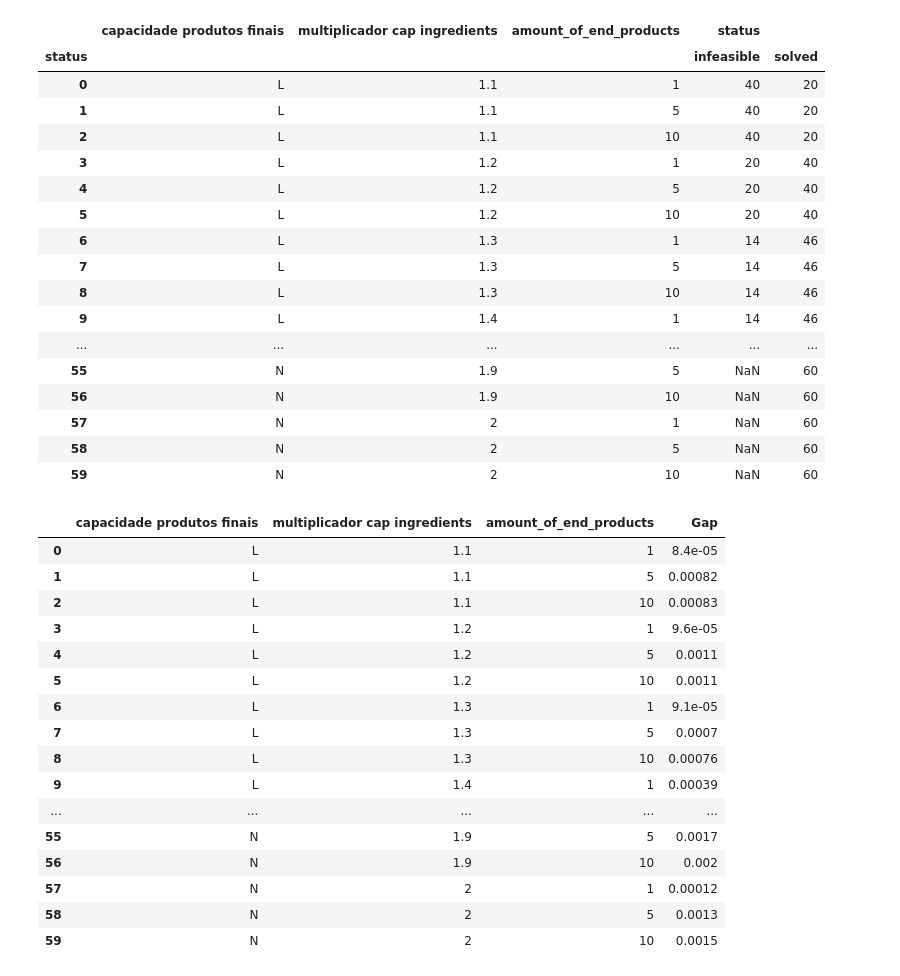
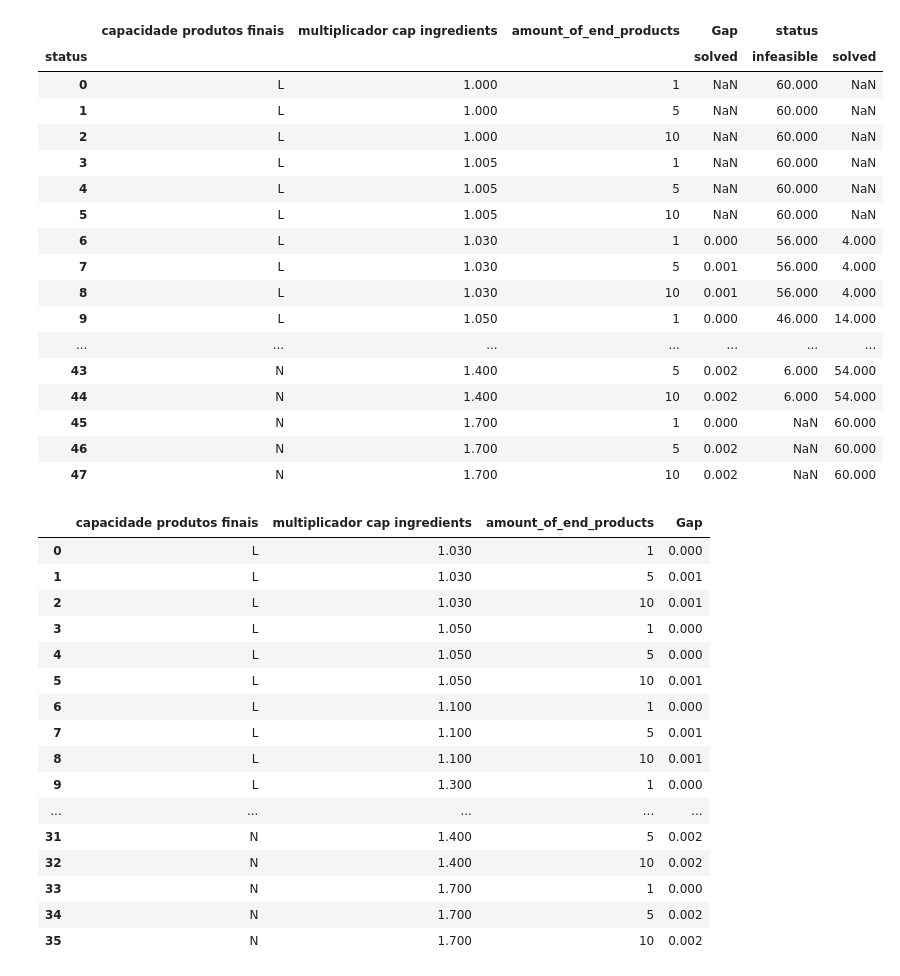
Before and after one commit to gsamaro/lotsizing-blending, a Jupyter notebook: analysis/analise.ipynb, the cells around one changed output. Drawn from its saved outputs; the diff is of its cells as text; code cells hidden in the pictures.

Commit message:
feat: análise das novas capacidades

```diff
--- a/analysis/analise.ipynb
+++ b/analysis/analise.ipynb
@@ -3,9 +3,9 @@ import pandas as pd
 import pandasgui
 import plotly.express as px
 import numpy as np
-pd.set_option('display.float_format', '{:.2g}'.format)
+pd.set_option('display.float_format', '{:.3f}'.format)
 # %%
-df_formulacao1 = pd.read_excel("SOLUTION/FINAL/2024 06 10 42735ef2.xlsx", sheet_name='Sheet1', engine="openpyxl")
+df_formulacao1 = pd.read_excel("SOLUTION/FINAL/2024 06 24 1f53d2b.xlsx", sheet_name='Sheet1', engine="openpyxl")
 # %%
 # df_formulacao1["setup_cost_end_products_perc"] = df_formulacao1["setup_cost_end_products"]/df_formulacao1["objective_function"]
 # df_formulacao1["holding_cost_end_products_perc"] = df_formulacao1["holding_cost_end_products"]/df_formulacao1["objective_function"]
@@ -75,41 +86,41 @@ pd.pivot_table(df_formulacao1, index=col_keys3, aggfunc={'ingredients_uc': np.me
 # %%
-pd.pivot_table(df_formulacao1, index=col_keys3, columns=['status'], aggfunc={'status': 'count'}).reset_index().rename(columns={'capacity_multiplier': 'capacidade produtos finais', 'coef_cap': 'multiplicador cap ingredients'})
+pd.pivot_table(df_formulacao1, index=col_keys3, columns=['status'], aggfunc={'status': 'count', 'Gap': np.mean}).reset_index().rename(columns={'capacity_multiplier': 'capacidade produtos finais', 'coef_cap': 'multiplicador cap ingredients'})
 # %% [output]
-|  | capacidade produtos finais | multiplicador cap ingredients | amount_of_end_products | status |  |
-| status |  |  |  | infeasible | solved |
-| 0 | L | 1.1 | 1 | 40 | 20 |
-| 1 | L | 1.1 | 5 | 40 | 20 |
-| 2 | L | 1.1 | 10 | 40 | 20 |
-| 3 | L | 1.2 | 1 | 20 | 40 |
-| 4 | L | 1.2 | 5 | 20 | 40 |
-| 5 | L | 1.2 | 10 | 20 | 40 |
-| 6 | L | 1.3 | 1 | 14 | 46 |
-| 7 | L | 1.3 | 5 | 14 | 46 |
-| 8 | L | 1.3 | 10 | 14 | 46 |
-| 9 | L | 1.4 | 1 | 14 | 46 |
-| ... | ... | ... | ... | ... | ... |
-| 55 | N | 1.9 | 5 | NaN | 60 |
-| 56 | N | 1.9 | 10 | NaN | 60 |
-| 57 | N | 2 | 1 | NaN | 60 |
-| 58 | N | 2 | 5 | NaN | 60 |
-| 59 | N | 2 | 10 | NaN | 60 |
+|  | capacidade produtos finais | multiplicador cap ingredients | amount_of_end_products | Gap | status |  |
+| status |  |  |  | solved | infeasible | solved |
+| 0 | L | 1.000 | 1 | NaN | 60.000 | NaN |
+| 1 | L | 1.000 | 5 | NaN | 60.000 | NaN |
+| 2 | L | 1.000 | 10 | NaN | 60.000 | NaN |
+| 3 | L | 1.005 | 1 | NaN | 60.000 | NaN |
+| 4 | L | 1.005 | 5 | NaN | 60.000 | NaN |
+| 5 | L | 1.005 | 10 | NaN | 60.000 | NaN |
+| 6 | L | 1.030 | 1 | 0.000 | 56.000 | 4.000 |
+| 7 | L | 1.030 | 5 | 0.001 | 56.000 | 4.000 |
+| 8 | L | 1.030 | 10 | 0.001 | 56.000 | 4.000 |
+| 9 | L | 1.050 | 1 | 0.000 | 46.000 | 14.000 |
+| ... | ... | ... | ... | ... | ... | ... |
+| 43 | N | 1.400 | 5 | 0.002 | 6.000 | 54.000 |
+| 44 | N | 1.400 | 10 | 0.002 | 6.000 | 54.000 |
+| 45 | N | 1.700 | 1 | 0.000 | NaN | 60.000 |
+| 46 | N | 1.700 | 5 | 0.002 | NaN | 60.000 |
+| 47 | N | 1.700 | 10 | 0.002 | NaN | 60.000 |
 # %%
 pd.pivot_table(df_formulacao1, index=col_keys3, aggfunc={'Gap': np.mean}).reset_index().rename(columns={'capacity_multiplier': 'capacidade produtos finais', 'coef_cap': 'multiplicador cap ingredients'})
 # %% [output]
 |  | capacidade produtos finais | multiplicador cap ingredients | amount_of_end_products | Gap |
-| 0 | L | 1.1 | 1 | 8.4e-05 |
-| 1 | L | 1.1 | 5 | 0.00082 |
-| 2 | L | 1.1 | 10 | 0.00083 |
-| 3 | L | 1.2 | 1 | 9.6e-05 |
-| 4 | L | 1.2 | 5 | 0.0011 |
-| 5 | L | 1.2 | 10 | 0.0011 |
-| 6 | L | 1.3 | 1 | 9.1e-05 |
-| 7 | L | 1.3 | 5 | 0.0007 |
-| 8 | L | 1.3 | 10 | 0.00076 |
-| 9 | L | 1.4 | 1 | 0.00039 |
+| 0 | L | 1.030 | 1 | 0.000 |
+| 1 | L | 1.030 | 5 | 0.001 |
+| 2 | L | 1.030 | 10 | 0.001 |
+| 3 | L | 1.050 | 1 | 0.000 |
+| 4 | L | 1.050 | 5 | 0.000 |
+| 5 | L | 1.050 | 10 | 0.001 |
+| 6 | L | 1.100 | 1 | 0.000 |
+| 7 | L | 1.100 | 5 | 0.001 |
+| 8 | L | 1.100 | 10 | 0.001 |
+| 9 | L | 1.300 | 1 | 0.000 |
 | ... | ... | ... | ... | ... |
-| 55 | N | 1.9 | 5 | 0.0017 |
-| 56 | N | 1.9 | 10 | 0.002 |
-| 57 | N | 2 | 1 | 0.00012 |
-| 58 | N | 2 | 5 | 0.0013 |
-| 59 | N | 2 | 10 | 0.0015 |
+| 31 | N | 1.400 | 5 | 0.002 |
+| 32 | N | 1.400 | 10 | 0.002 |
+| 33 | N | 1.700 | 1 | 0.000 |
+| 34 | N | 1.700 | 5 | 0.002 |
+| 35 | N | 1.700 | 10 | 0.002 |
```
Also changed, not shown: parts of 3 cells of this notebook, 2 other files.
